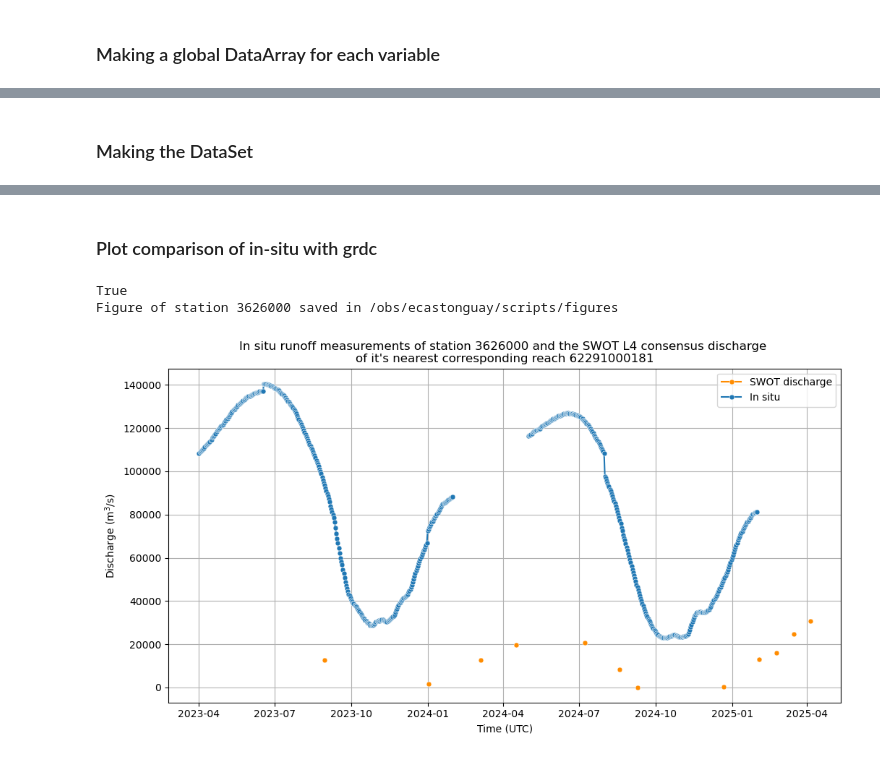
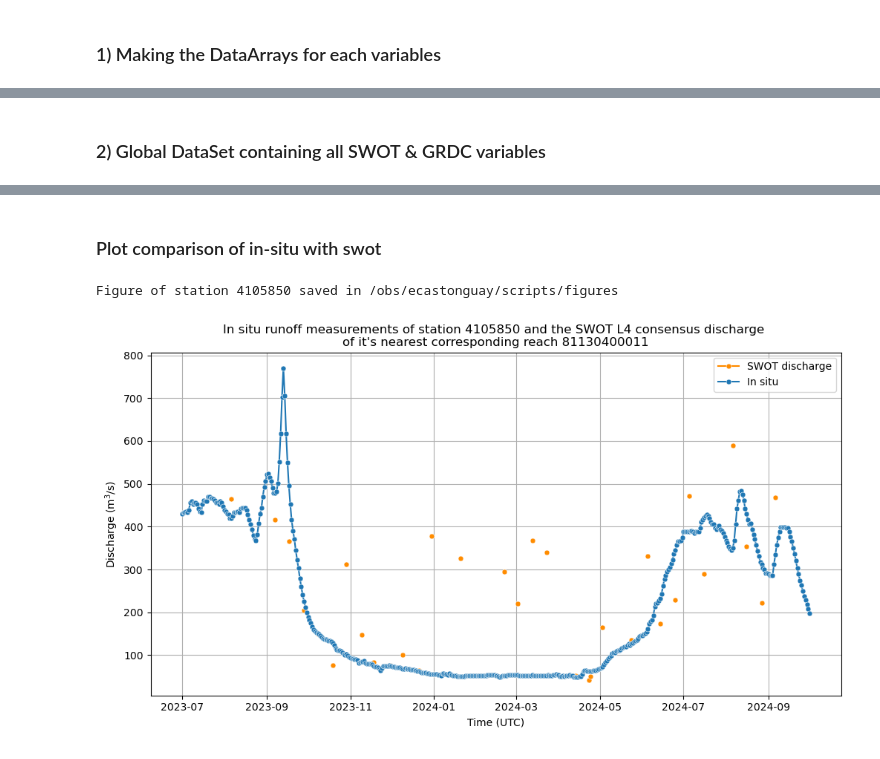
Before and after one commit to evecastonguay/Stage2026, a Jupyter notebook: discharge_dset.ipynb, the cells around one changed output, grey strips where cells are left out. Saved outputs shown, nothing was run; the diff lists cells and outputs as text; code cells hidden in the pictures.

```diff
--- a/discharge_dset.ipynb
+++ b/discharge_dset.ipynb
@@ -5,3 +19,3 @@
 # %% [markdown]
-### Making a global DataArray for each variable
+### 1) Making the DataArrays for each variables
 # %%
@@ -297,7 +299,7 @@ Warning: [4.3] The nearest reach associated with the station 5710050 is quite fa
 Warning: [4.3] The nearest reach associated with the station 5710060 is quite far from it's location. This might have an impact on the quality of the comparison.
 The number of reaches that are further than the 10th nearest neighboor of a given station is 164 for the oc continent. Currently these will be filled with NaN values.
 # %% [markdown]
-### Making the DataSet
+### 2) Global DataSet containing all SWOT & GRDC variables
 # %%
 dset_global = runoff_global_g.to_dataset(name='runoff_global_g')
 dset_global['geox_global_g'] = geox_global_g
@@ -328,10 +330,10 @@ Data variables:
     geoy_global_s    (id) float64 42kB -28.75 -28.96 -32.13 ... -42.29 -41.83
     id_global_s      (id) int64 42kB 12730300031 12730700131 ... 57205200091
 # %% [markdown]
-### Plot comparison of in-situ with grdc
+### Plot comparison of in-situ with swot
 # %%
 # Make sure the following variables are set correctly before running the code
-list_stations_plot = [3626000]  # SELECT stations in GRDC database to compare with SWOT data. Enter their stations id in int format.
+list_stations_plot = [4105850]  # SELECT stations in GRDC database to compare with SWOT data. Enter their stations id in int format.
                                 # na
                                 # 4127800 : article 3, fig 2a - Mississippi River near Baton Rouge, Louisiana, United States
                                 # 4105850 : article 3, fig 2b - Kenai River near Soldotna, Alaska, United States
@@ -339,8 +341,8 @@ list_stations_plot = [3626000]  # SELECT stations in GRDC database to compare wi
                                 # 6139415 : article 3, fig 2c - Le Drac River near Grenoble, France
                                 # sa
                                 # 3626000 : amazonie, cours d'eau large de 3 km
-target_date_inf = "2023-04-01" # SELECT a time period for the plots
-target_date_sup = "2025-04-01" # SWOT data : 2023-03-29 to 2025-05-02
+target_date_inf = "2023-07-01" # SELECT a time period for the plots
+target_date_sup = "2024-10-01" # SWOT data : 2023-03-29 to 2025-05-02
 use_target_date_filter = True # SELECT True if we want to use the above specified target dates, False if the goal is to display the discharge data for all time period available
 
 # Making the plots
@@ -355,44 +357,42 @@ for station_id in list_stations_plot:
             closest_reach_id = dset_global_id_flt['id_global_s'].values
 
             plt.figure(figsize=(12, 6))
-            plt.plot(dset_global_date_flt['time'].values,dset_global_date_flt['dschg_global_s'].values, marker='o', markersize=5, label='SWOT discharge', color='darkorange', markeredgecolor='white', markeredgewidth=0.4)
-            print(dset_global_date_flt['dschg_global_s'].values)
+            plt.plot(dset_global_date_flt['time'].values,dset_global_date_flt['dschg_global_s'].values, marker='o', markersize=5, label='SWOT discharge', color='darkorange', markeredgecolor='white', markeredgewidth=0.4, linestyle='-')
             plt.plot(dset_global_date_flt['time'].values, dset_global_date_flt['runoff_global_g'].values, marker='o', markersize=5, label='In situ', color='tab:blue', alpha=1, markeredgecolor='white', markeredgewidth=0.4)
 
             plt.title(f"In situ runoff measurements of station {station_id} and the SWOT L4 consensus discharge \nof it's nearest corresponding reach {closest_reach_id}")
             plt.xlabel('Time (UTC)')
             plt.ylabel(r'Discharge (m$^3$/s)')
 
             plt.legend()
             plt.grid(True)
         else:
             # slicing data for the right id
             dset_global_id_flt = dset_global.sel(id=station_id)
             closest_reach_id = dset_global_id_flt['id_global_s'].values
 
             plt.figure(figsize=(12, 6))
-            plt.plot(dset_global_id_flt['time'].values,dset_global_id_flt['dschg_global_s'].values, marker='o', markersize=5, label='SWOT discharge', color='darkorange', markeredgecolor='white', markeredgewidth=0.4)
+            plt.plot(dset_global_id_flt['time'].values,dset_global_id_flt['dschg_global_s'].values, marker='o', markersize=5, label='SWOT discharge', color='darkorange', markeredgecolor='white', markeredgewidth=0.4, linestyle='-')
             plt.plot(dset_global_id_flt['time'].values, dset_global_id_flt['runoff_global_g'].values, marker='o', markersize=5, label='In situ', color='tab:blue', alpha=1, markeredgecolor='white', markeredgewidth=0.4)
 
             plt.title(f"In situ runoff measurements of station {station_id} and the SWOT L4 consensus discharge \nof it's nearest corresponding reach {closest_reach_id}")
             plt.xlabel('Time (UTC)')
             plt.ylabel(r'Discharge (m$^3$/s)')
 
             plt.legend()
             plt.grid(True)
 
         if use_target_date_filter:
-            fig_name = f'TEST DSET discharge_comparison_station{station_id}_r{closest_reach_id}_{target_date_inf}_{target_date_sup}.png' # SELECT file name
+            fig_name = f'TEST discharge_comparison_station{station_id}_r{closest_reach_id}_{target_date_inf}_{target_date_sup}.png' # SELECT file name
         else:
-            fig_name = f'TEST DSET discharge_comparison_station{station_id}_r{closest_reach_id}.png' # SELECT file name
+            fig_name = f'TEST discharge_comparison_station{station_id}_r{closest_reach_id}.png' # SELECT file name
 
         # save figure
         plt.savefig(f'/obs/ecastonguay/scripts/figures/{fig_name}', dpi=400, bbox_inches='tight')
         print(f"Figure of station {station_id} saved in /obs/ecastonguay/scripts/figures") # *** currently no error message if one of the station required to be plotted isn't in the GRDC data -> print(f"There is no correspondence in the GRDC in situ files for station id {station_id}")
         plt.show()
     else:
         print(f'Error: the station {station_id} is not in the list of station ids from the GRDC data')
 # %% [output]
-True
-Figure of station 3626000 saved in /obs/ecastonguay/scripts/figures
+Figure of station 4105850 saved in /obs/ecastonguay/scripts/figures
-[figure, old version]
+[figure, new version]
```
Also changed, not shown: parts of 5 cells of this notebook.
